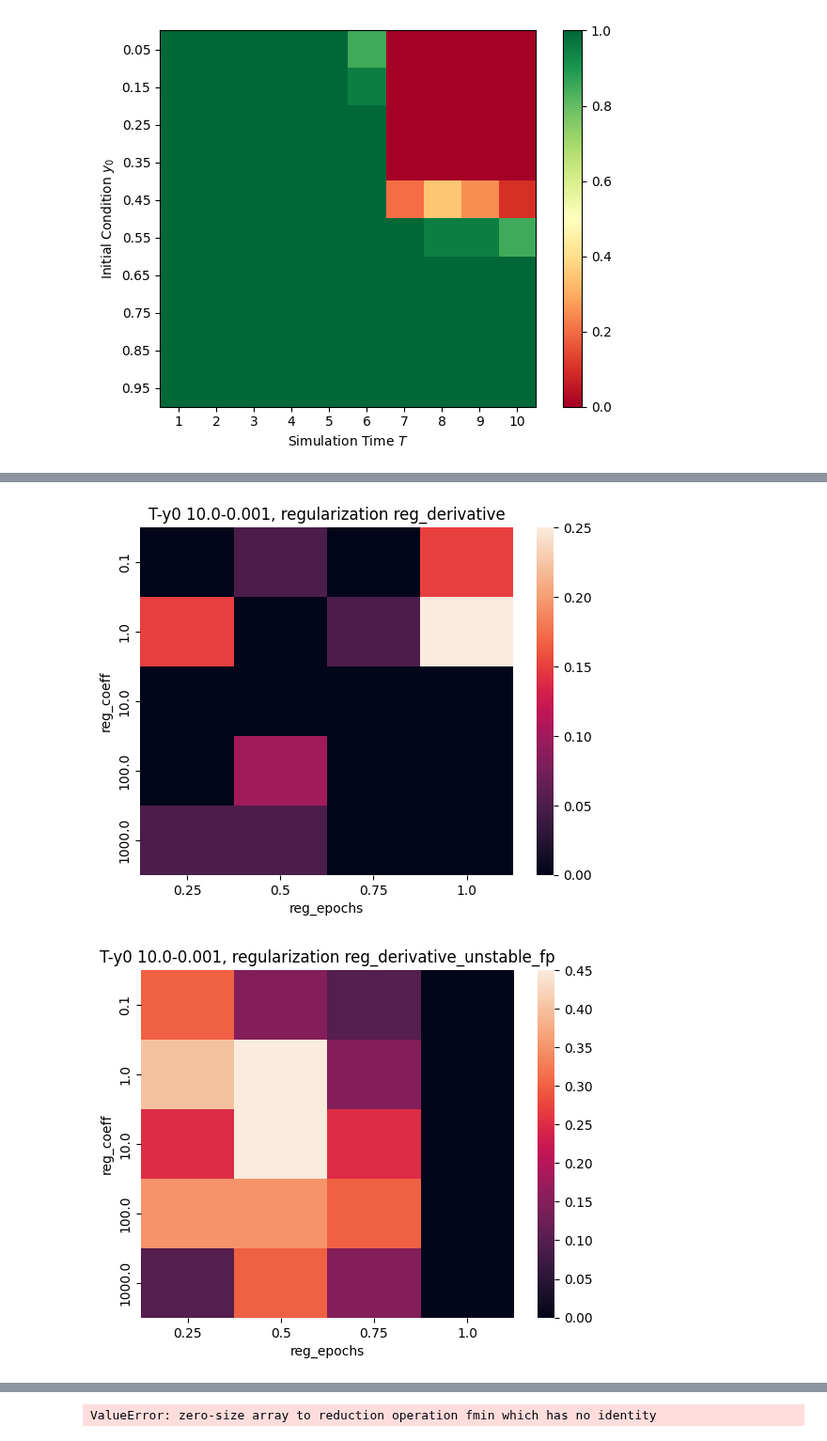
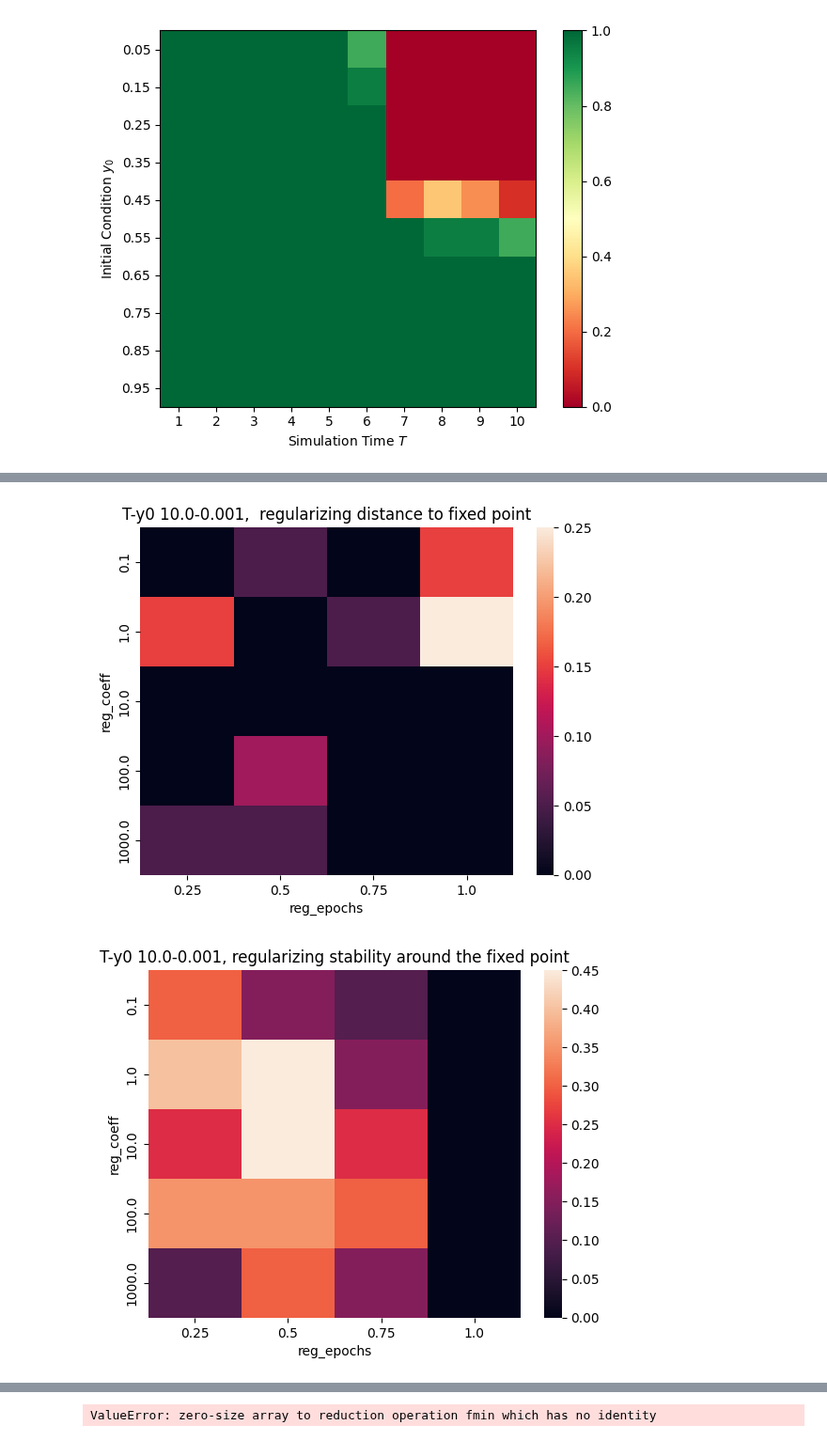
Before and after one commit to losmib/PINNs_fixed_points, a Jupyter notebook: toy_example/results_visualizations.ipynb, the cells around one changed output, grey strips where cells are left out. Shown at 94% size. Cells and saved outputs as stored; diff of their text form; code cells hidden in the pictures.

```diff
--- a/toy_example/results_visualizations.ipynb
+++ b/toy_example/results_visualizations.ipynb
@@ -64,15 +64,29 @@ y0
 [figure]
 [figure]
 # %%
+regularization_names = {
+    "reg_derivative": " regularizing distance to fixed point",
+    "unstable_fp": "regularizing satability",
+    "reg_derivative_unstable_fp": "regularizing stability around the fixed point"
+}
+
 results = pd.read_csv("results_linear_decay.csv")
 
 results["T-y0"] = results["T"].astype(str) + "-" + results["y0"].astype(str)
+
+dirname = "grid_search_results"
+
+if not os.path.exists(dirname):
+    os.makedirs(dirname)
 
 for settings in results["T-y0"].unique():
     for regularization in results["regularization"].unique():
         results_subset = results.loc[(results["T-y0"] == settings) & (results["regularization"] == regularization)]
         table = pd.pivot_table(results_subset, values="loss_successes_percent", index="reg_coeff", columns="reg_epochs")
+
+        table.to_csv(f"{dirname}/results_{regularization}_settingsT-y0_{settings}.csv")
+
         sns.heatmap(table)
-        plt.title(f"T-y0 {settings}, regularization {regularization}")
+        plt.title(f"T-y0 {settings}, {regularization_names[regularization]}")
         plt.show()
 # %% [output]
@@ -89,2 +103,2 @@ for settings in results["T-y0"].unique():
-[figure, old version]
+[figure, new version]
-[figure, old version]
+[figure, new version]
```
Also changed, not shown: parts of 2 cells of this notebook, 12 other files.
